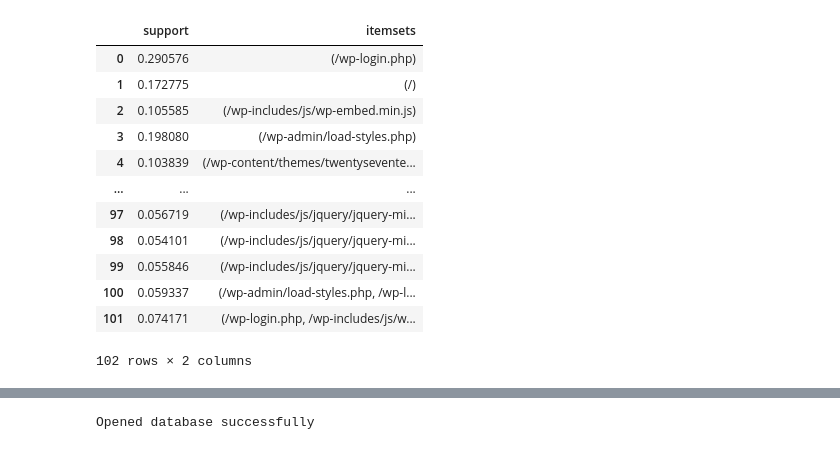
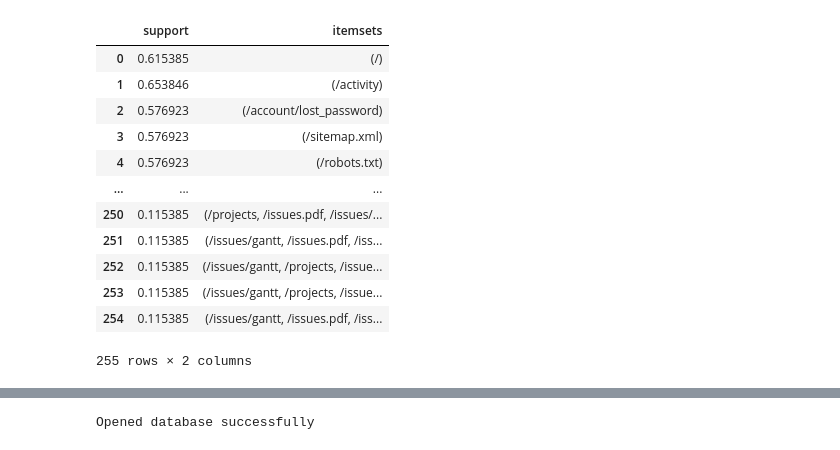
Before and after one commit to yehezkiel1086/ml-web-honeypot, a Jupyter notebook: data-mining/assoc_rules_paths.ipynb, the cells around one changed output, grey strips where cells are left out. Drawn from its saved outputs; the diff is of its cells as text; code cells hidden in the pictures.

Commit message:
feat(data-mining): change assoc_rules_paths by sess_uuid instead of 10

```diff
--- a/data-mining/assoc_rules_paths.ipynb
+++ b/data-mining/assoc_rules_paths.ipynb
@@ -13,0 +14,8 @@ df.head(5)
+# %%
+# get the paths with params
+# filtered_paths = filtered_df["path"]
+
+# get the paths without params
+df["path"] = df["path"].apply(lambda x: x.split('?', 1)[0])
+
+df.head(5)
@@ -14,21 +29,26 @@ df.head(5)
 # %%
-paths = df["path"]
-
-# jangan ikutkan parameter path
-filtered_paths = paths.apply(lambda x: x.split('?', 1)[0])
-
 paths_matrix = []
 tmp = []
+sess_uuids_paths = {
+  # "{sess_uuid}": []
+}
+sess_uuids = []
 
-for i, x in enumerate(filtered_paths):
-  if i % 10 == 0 and i != 0:
-    paths_matrix.append(tmp)
-    tmp = []
-  tmp.append(x)
+for _, row in df.iterrows():
+  sess_uuid = row.get("cookies", {}).get("sess_uuid") or row.get("response_msg", {}).get("response", {}).get("message", {}).get("sess_uuid")
+  path = row["path"]
 
-# Tambahkan grup terakhir jika tidak kosong
-if tmp:
-  paths_matrix.append(tmp)
+  if sess_uuid in sess_uuids:
+    sess_uuids_paths[sess_uuid].append(path)
+  else:
+    sess_uuids_paths[sess_uuid] = [path]
+    sess_uuids.append(sess_uuid)
 
-paths_matrix
+paths_matrix = list(sess_uuids_paths.values())
+# for paths in sess_uuids_paths.values():
+#   paths_matrix.append(paths)
+
+sess_uuids_paths
+# paths_matrix
+# print(len(paths_matrix), len(sess_uuids_paths.keys()))
 # %% [output]
@@ -75,21 +100,21 @@ df
 # %%
-frequent_itemsets = fpgrowth(df, min_support=0.05, use_colnames=True)
+frequent_itemsets = fpgrowth(df, min_support=0.1, use_colnames=True)
 ### alternatively:
 #frequent_itemsets = apriori(df, min_support=0.6, use_colnames=True)
 #frequent_itemsets = fpmax(df, min_support=0.6, use_colnames=True)
 
 frequent_itemsets
 # %% [output]
 |  | support | itemsets |
-| 0 | 0.290576 | (/wp-login.php) |
-| 1 | 0.172775 | (/) |
-| 2 | 0.105585 | (/wp-includes/js/wp-embed.min.js) |
-| 3 | 0.198080 | (/wp-admin/load-styles.php) |
-| 4 | 0.103839 | (/wp-content/themes/twentysevente... |
+| 0 | 0.615385 | (/) |
+| 1 | 0.653846 | (/activity) |
+| 2 | 0.576923 | (/account/lost_password) |
+| 3 | 0.576923 | (/sitemap.xml) |
+| 4 | 0.576923 | (/robots.txt) |
 | ... | ... | ... |
-| 97 | 0.056719 | (/wp-includes/js/jquery/jquery-mi... |
-| 98 | 0.054101 | (/wp-includes/js/jquery/jquery-mi... |
-| 99 | 0.055846 | (/wp-includes/js/jquery/jquery-mi... |
-| 100 | 0.059337 | (/wp-admin/load-styles.php, /wp-l... |
-| 101 | 0.074171 | (/wp-login.php, /wp-includes/js/w... |
+| 250 | 0.115385 | (/projects, /issues.pdf, /issues/... |
+| 251 | 0.115385 | (/issues/gantt, /issues.pdf, /iss... |
+| 252 | 0.115385 | (/issues/gantt, /projects, /issue... |
+| 253 | 0.115385 | (/issues/gantt, /projects, /issue... |
+| 254 | 0.115385 | (/issues/gantt, /issues.pdf, /iss... |
-102 rows × 2 columns
+255 rows × 2 columns
```
Also changed, not shown: parts of 9 cells of this notebook.
